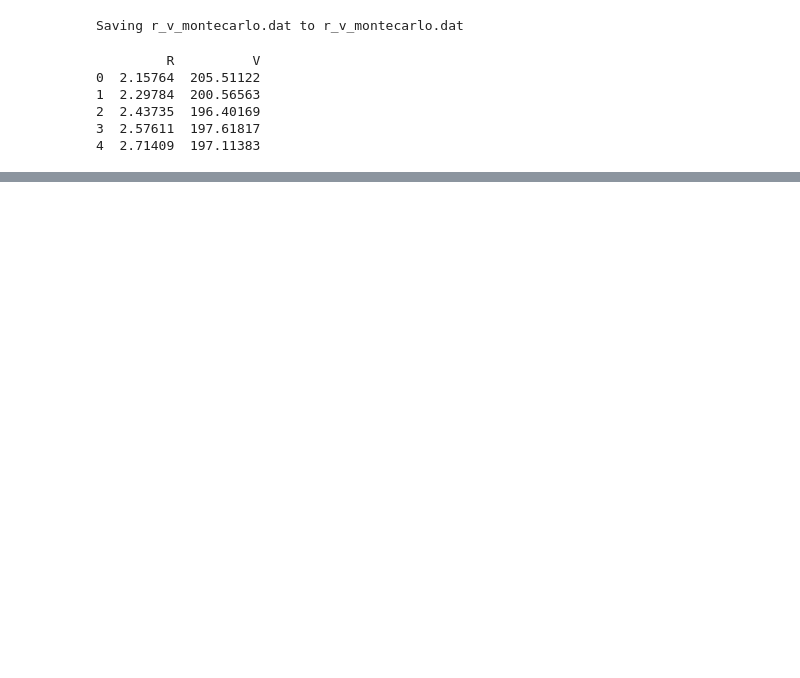
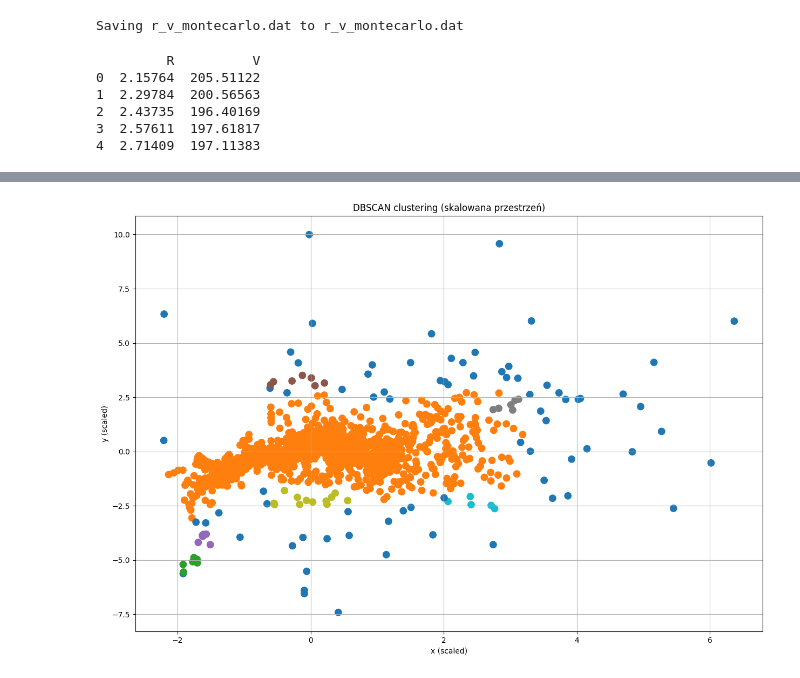
Before and after one commit to redrosesarecool/staz, a Jupyter notebook: krzywa_rotacji.ipynb, the cells around one changed output, grey strips where cells are left out. Drawn from its saved outputs; the diff is of its cells as text; code cells hidden in the pictures; blank space fills up the shorter version.

```diff
--- a/krzywa_rotacji.ipynb
+++ b/krzywa_rotacji.ipynb
@@ -43,0 +101,26 @@ plt.show()
+# %%
+import pandas as pd
+import matplotlib.pyplot as plt
+from sklearn.cluster import DBSCAN
+from sklearn.preprocessing import StandardScaler
+
+X = df[["R", "V"]].values
+X_scaled = StandardScaler().fit_transform(X)
+
+# DBSCAN
+db = DBSCAN(eps=0.4, min_samples=5).fit(X_scaled)
+
+# etykiety klastrów
+labels = db.labels_
+df["cluster"] = labels
+
+# wykres
+plt.figure(figsize=(15,10))
+plt.scatter(X_scaled[:,0], X_scaled[:,1], c=df["cluster"], cmap="tab10", s=80)
+plt.xlabel("x (scaled)")
+plt.ylabel("y (scaled)")
+plt.title("DBSCAN clustering (skalowana przestrzeń)")
+plt.grid(True)
+plt.show()
+# %% [output]
+[figure, added]
```
Also changed, not shown: parts of 2 cells of this notebook.
